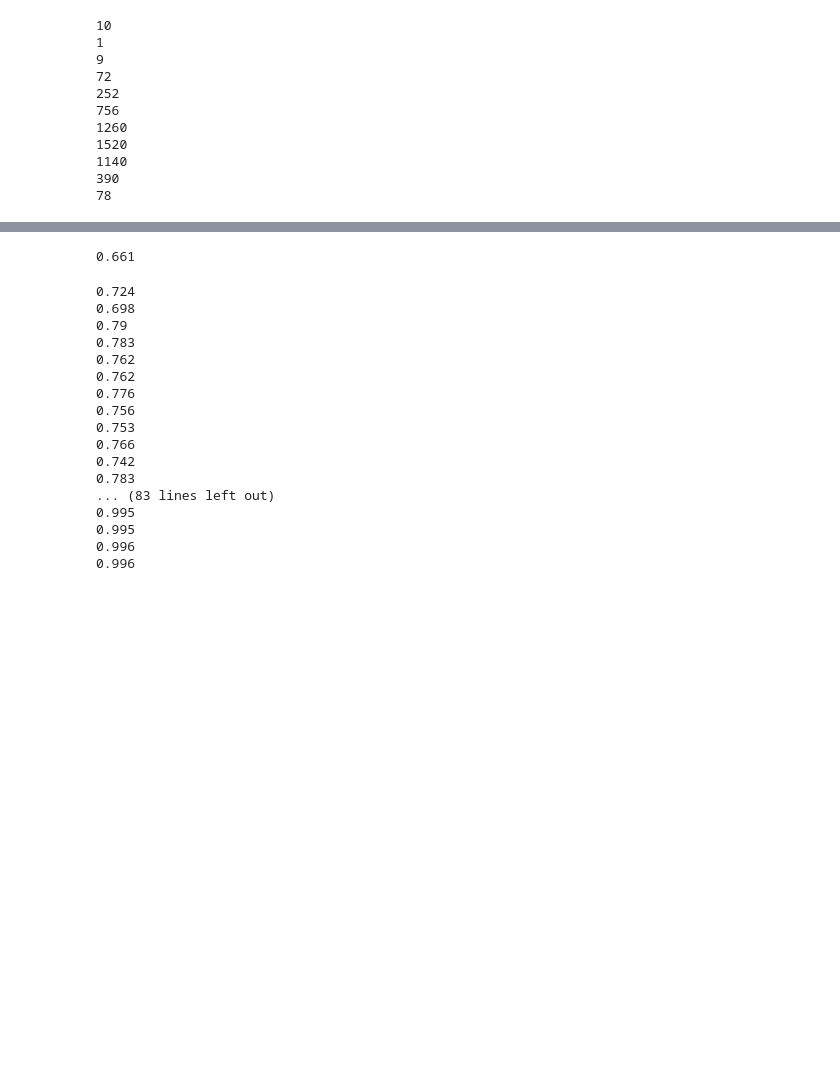
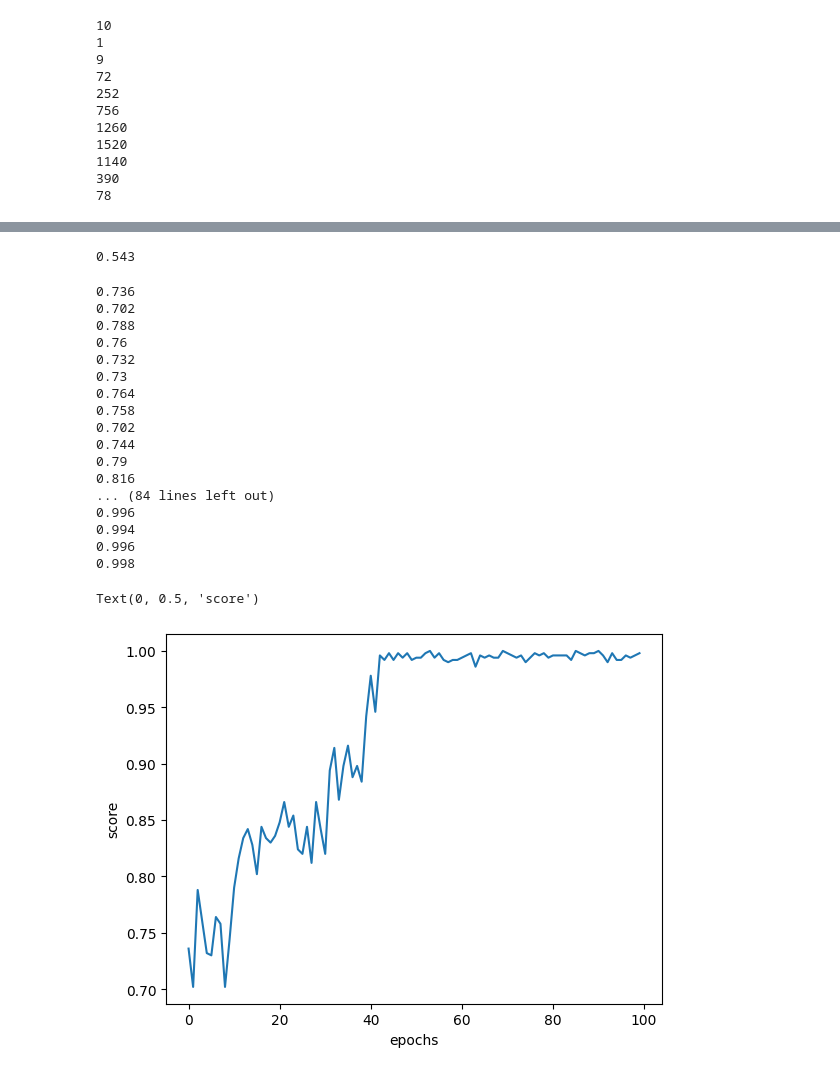
Before and after one commit to KarstenWeiher/ReinforcementLearning, a Jupyter notebook: ValueIteration.ipynb, the cells around one changed output, grey strips where cells are left out. Cells and saved outputs as stored; diff of their text form; code cells hidden in the pictures; blank space fills up the shorter version.

```diff
--- a/ValueIteration.ipynb
+++ b/ValueIteration.ipynb
@@ -198,12 +198,6 @@ for a in connections[turn][state_index]:
  [x - o]
  [- - x]
 # %%
-def get_best_action(V, turn, state_index):
-    actions = connections[turn][state_index]
-    v_arr = [V[turn + 1][a] for a in actions]
-    best_action = actions[np.argmax(v_arr)]
-    return best_action
-
 
 
 def play_game(V, verbose = False):
@@ -220,7 +214,6 @@ def play_game(V, verbose = False):
             next_moves = connections[t][a]
             a = np.random.choice(next_moves)
         if t%2 == 0:
-            #a = get_best_action(V, t, a)
             V_new, a = calc_V(V, t,a)
 
     return 0
@@ -230,7 +223,7 @@ n = 1000
 rewards = sum([play_game(V) for i in range(n)])/n
 print(rewards)
 # %% [output]
-0.661
+0.543
 # %%
 gamma = 0.5 # discount for future rewards
 epsilon = 1.0 # epsilon determines the exploration of not optimal actions. Higher epsilon = more exploration. between 0 and 1
@@ -269,31 +262,42 @@ def iterate_V(V):
     return V
 
 V = initialize_V()
+Rout = []
 for i in range(10000):
     residuum = []
     V = iterate_V(V)
-    if i > 0 and i%100 == 0:
-        n = 1000
+    if i%100 == 0:
+        n = 500
         rewards = sum([play_game(V) for i in range(n)])/n
+        Rout.append(rewards)
         print(rewards)
 # %% [output]
-0.724
-0.698
+0.736
+0.702
+0.788
+0.76
+0.732
+0.73
+0.764
+0.758
+0.702
+0.744
 0.79
-0.783
-0.762
-0.762
-0.776
-0.756
-0.753
-0.766
-0.742
-0.783
-... (83 lines left out)
-0.995
-0.995
+0.816
+... (84 lines left out)
 0.996
+0.994
 0.996
+0.998
+# %%
+import matplotlib.pyplot as plt
+fig, ax = plt.subplots()
+ax.plot(Rout)
+ax.set_xlabel('epochs')
+ax.set_ylabel('score')
+# %% [output]
+Text(0, 0.5, 'score')
+[figure, added]
 # %%
 play_game(V, verbose=True)
 # %% [output]
```
Also changed, not shown: parts of 3 cells of this notebook, 3 other files.
